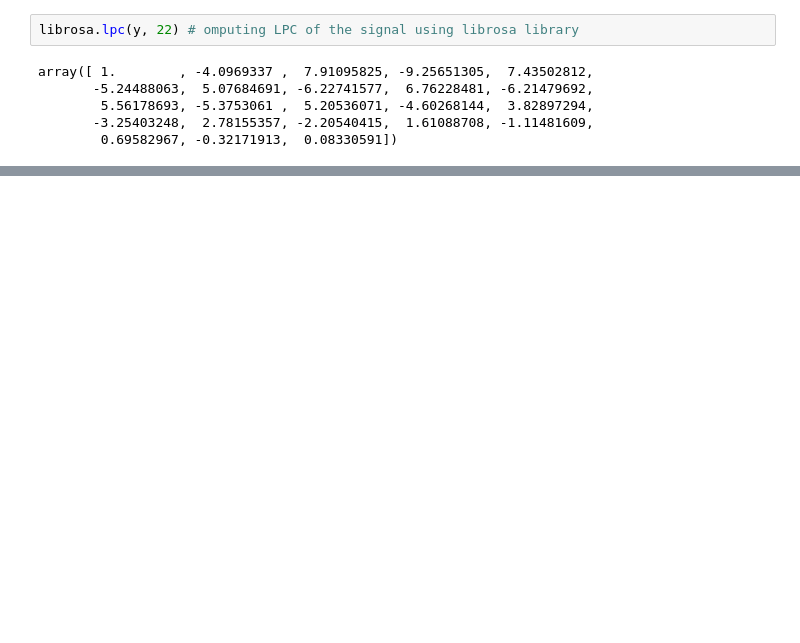
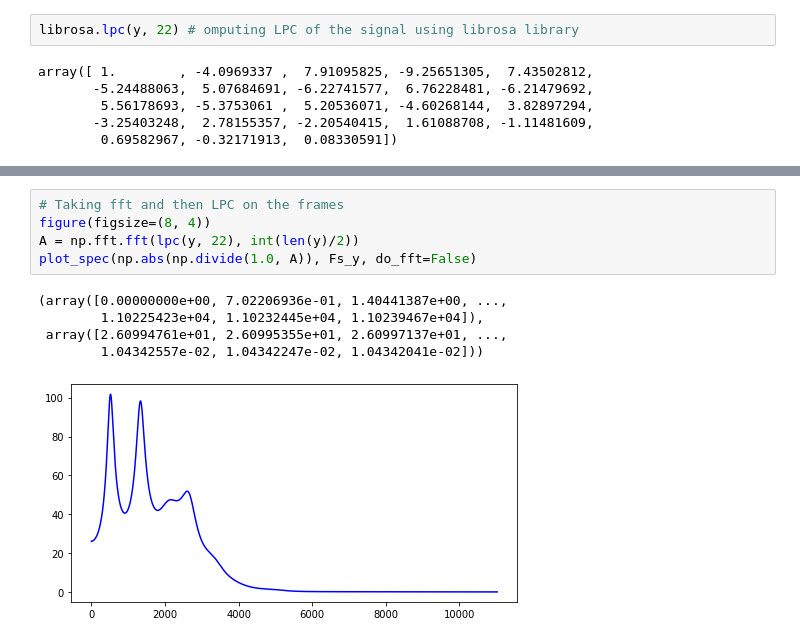
Before and after one commit to kenanmorani/Speech_Signal_Processing_idu, a Jupyter notebook: LPC analysis.ipynb, the cells around one changed output, grey strips where cells are left out. Saved outputs shown, nothing was run; the diff lists cells and outputs as text; blank space fills up the shorter version.

```diff
--- a/LPC analysis.ipynb
+++ b/LPC analysis.ipynb
@@ -114,0 +129,11 @@ array([ 1.        , -4.0969337 ,  7.91095825, -9.25651305,  7.43502812,
+# %%
+# Taking fft and then LPC on the frames
+figure(figsize=(8, 4))
+A = np.fft.fft(lpc(y, 22), int(len(y)/2))
+plot_spec(np.abs(np.divide(1.0, A)), Fs_y, do_fft=False)
+# %% [output]
+(array([0.00000000e+00, 7.02206936e-01, 1.40441387e+00, ...,
+        1.10225423e+04, 1.10232445e+04, 1.10239467e+04]),
+ array([2.60994761e+01, 2.60995355e+01, 2.60997137e+01, ...,
+        1.04342557e-02, 1.04342247e-02, 1.04342041e-02]))
+[figure, added]
```
Also changed, not shown: parts of 14 cells of this notebook.
